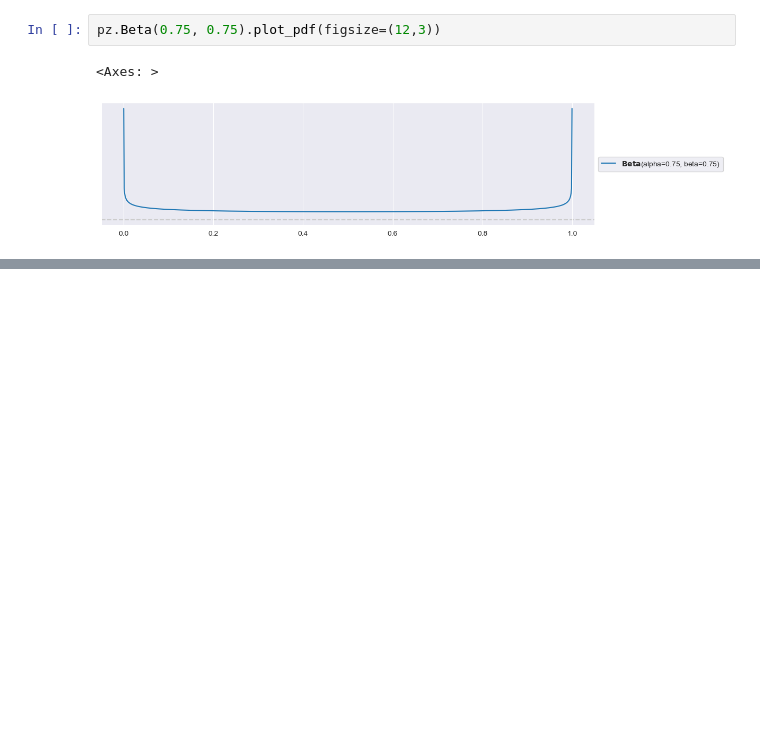
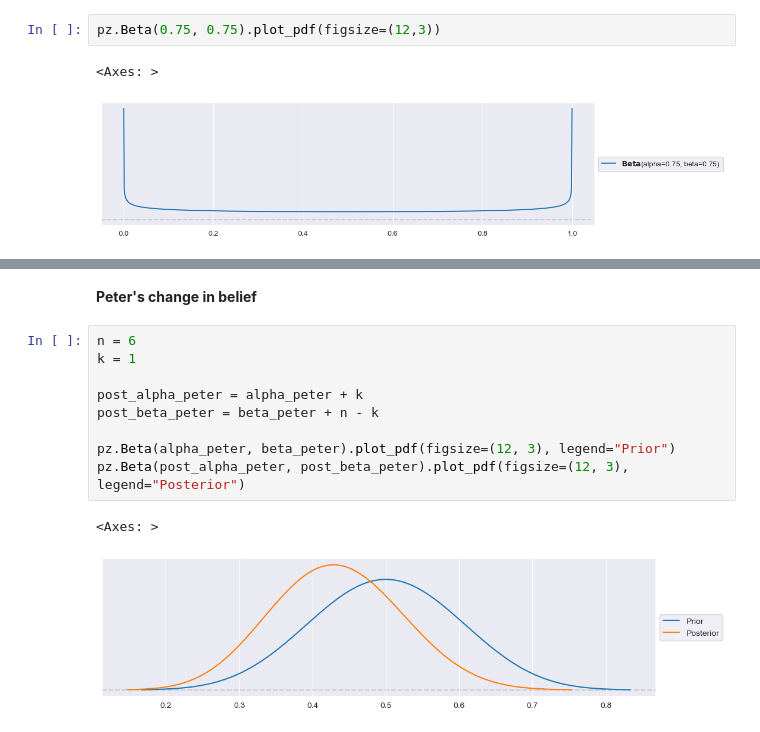
Before and after one commit to marbetschar/ZHAW-Bayesian-Machine-Learning-HS25, a Jupyter notebook: notebooks/week02/Exercises/BML_Exercises_Week_02.ipynb, the cells around one changed output, grey strips where cells are left out. Cells and saved outputs as stored; diff of their text form; blank space fills up the shorter version.

```diff
--- a/notebooks/week02/Exercises/BML_Exercises_Week_02.ipynb
+++ b/notebooks/week02/Exercises/BML_Exercises_Week_02.ipynb
@@ -159,0 +264,14 @@ pz.Beta(0.75, 0.75).plot_pdf(figsize=(12,3))
+# %% [markdown]
+**Peter's change in belief**
+# %%
+n = 6
+k = 1
+
+post_alpha_peter = alpha_peter + k
+post_beta_peter = beta_peter + n - k
+
+pz.Beta(alpha_peter, beta_peter).plot_pdf(figsize=(12, 3), legend="Prior")
+pz.Beta(post_alpha_peter, post_beta_peter).plot_pdf(figsize=(12, 3), legend="Posterior")
+# %% [output]
+<Axes: >
+[figure, added]
```
Also changed, not shown: parts of 9 cells of this notebook.
